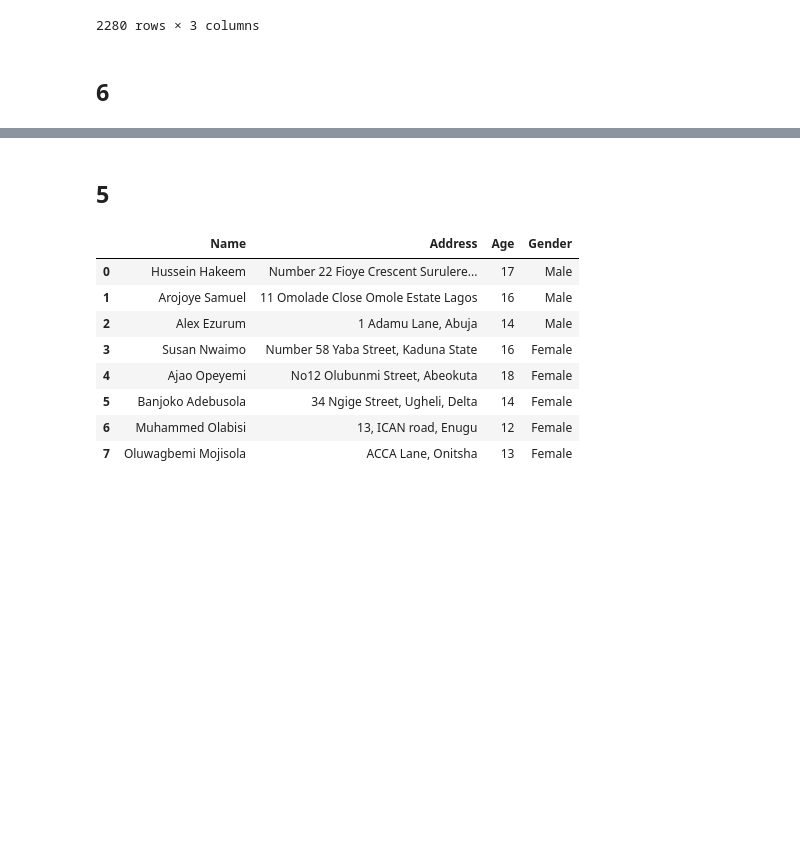
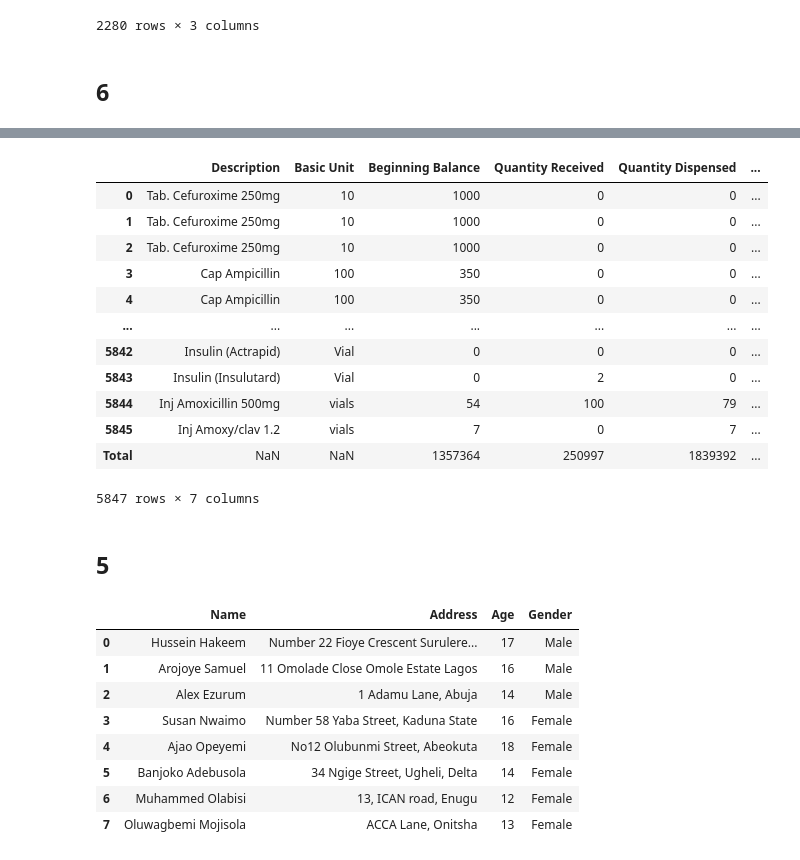
Before and after one commit to George-Michael-Dagogo/Data-cleaning-challenge, a Jupyter notebook: Data Cleaning challenge/Data Cleaning Challenge.ipynb, the cells around one changed output, grey strips where cells are left out. Cells and saved outputs as stored; diff of their text form; code cells hidden in the pictures; blank space fills up the shorter version.

```diff
--- a/Data Cleaning challenge/Data Cleaning Challenge.ipynb
+++ b/Data Cleaning challenge/Data Cleaning Challenge.ipynb
@@ -106,3 +58,50 @@ six
+# %%
+import pandas as pd
+
+# Load the Excel file
+six = pd.read_excel('6.-Hospital-Data-with-Mixed-Numbers-and-Characters.xlsx')
+
+# Define columns to clean and replace invalid characters
+columns_to_clean = [
+    'Beginning Balance ',
+    'Quantity Received ',
+    'Quantity Dispensed ',
+    'Losses and Adjustments',
+    'Ending Balance (Physical Count)'
+]
+
+# Replace invalid characters in the specified columns
+replacement_map = {
+    'o': '0', 'O': '0',  # Replace 'o' and 'O' with '0'
+    'S': '5', 's': '5',  # Replace 'S' and 's' with '5'
+    'i': '1', 'I': '1'   # Replace 'i' and 'I' with '1'
+}
+six[columns_to_clean] = six[columns_to_clean].replace(replacement_map, regex=True)
+
+# Convert the cleaned columns to float
+six[columns_to_clean] = six[columns_to_clean].astype(float)
+
+# Add a 'Total' row by summing up all numeric columns
+six.loc['Total'] = six[columns_to_clean].sum()
+
+# Convert the float columns to integers (optional if totals are not floats)
+six[columns_to_clean] = six[columns_to_clean].astype(int)
+
+six
+# %% [output]
+|  | Description | Basic Unit | Beginning Balance | Quantity Received | Quantity Dispensed | ... |
+| 0 | Tab. Cefuroxime 250mg | 10 | 1000 | 0 | 0 | ... |
+| 1 | Tab. Cefuroxime 250mg | 10 | 1000 | 0 | 0 | ... |
+| 2 | Tab. Cefuroxime 250mg | 10 | 1000 | 0 | 0 | ... |
+| 3 | Cap Ampicillin | 100 | 350 | 0 | 0 | ... |
+| 4 | Cap Ampicillin | 100 | 350 | 0 | 0 | ... |
+| ... | ... | ... | ... | ... | ... | ... |
+| 5842 | Insulin (Actrapid) | Vial | 0 | 0 | 0 | ... |
+| 5843 | Insulin (Insulutard) | Vial | 0 | 2 | 0 | ... |
+| 5844 | Inj Amoxicillin 500mg | vials | 54 | 100 | 79 | ... |
+| 5845 | Inj Amoxy/clav 1.2 | vials | 7 | 0 | 7 | ... |
+| Total | NaN | NaN | 1357364 | 250997 | 1839392 | ... |
+5847 rows × 7 columns
 # %% [markdown]
 
 ## 5
```
Also changed, not shown: parts of 8 cells of this notebook, 3 other files.
